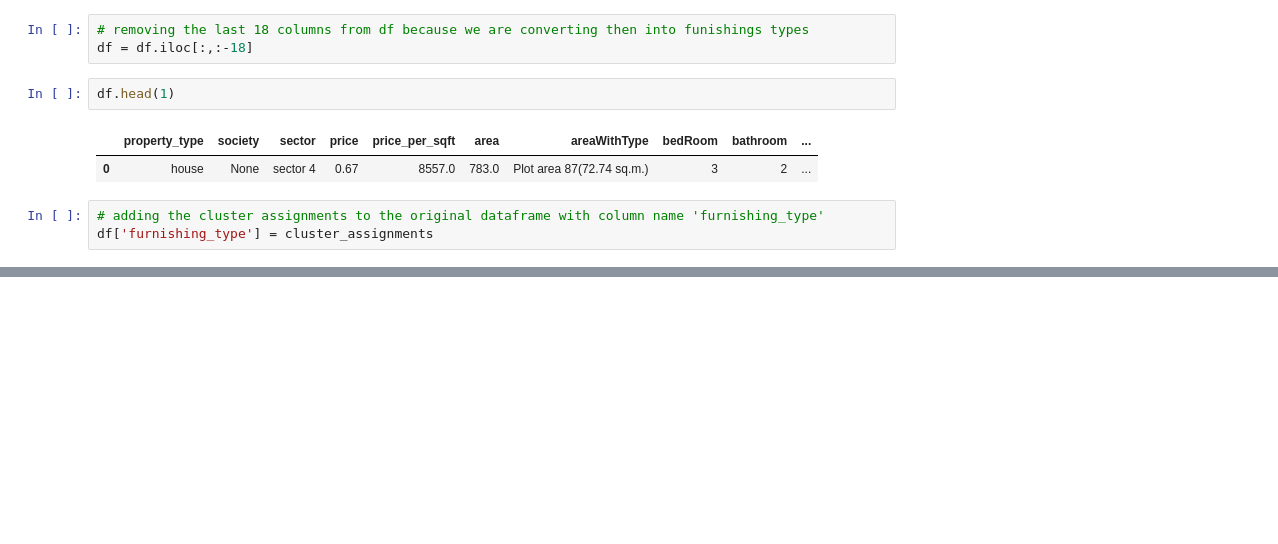
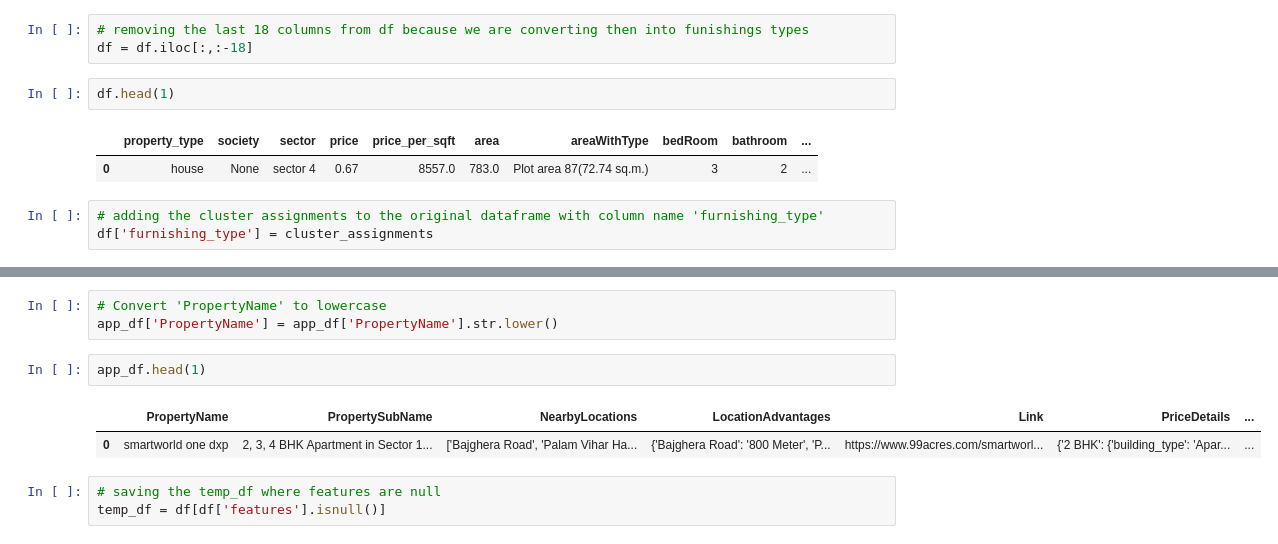
Before and after one commit to wasiahmad68/Capstone-project-Property-Price-Prediction-model, a Jupyter notebook: Step 4 Feature Engineering/Feature Engineering.ipynb, the cells around one changed output, grey strips where cells are left out. Cells and saved outputs as stored; diff of their text form; blank space fills up the shorter version.

```diff
--- a/Step 2 Data storing/Step 4 Feature Engineering/Feature Engineering.ipynb
+++ b/Step 4 Feature Engineering/Feature Engineering.ipynb
@@ -499,0 +518,11 @@ df.sample(5)[['furnishDetails','furnishing_type']]
+# %%
+# Convert 'PropertyName' to lowercase
+app_df['PropertyName'] = app_df['PropertyName'].str.lower()
+# %%
+app_df.head(1)
+# %% [output]
+|  | PropertyName | PropertySubName | NearbyLocations | LocationAdvantages | Link | PriceDetails | ... |
+| 0 | smartworld one dxp | 2, 3, 4 BHK Apartment in Sector 1... | ['Bajghera Road', 'Palam Vihar Ha... | {'Bajghera Road': '800 Meter', 'P... | https://www.99acres.com/smartworl... | {'2 BHK': {'building_type': 'Apar... | ... |
+# %%
+# saving the temp_df where features are null
+temp_df = df[df['features'].isnull()]
```
Also changed, not shown: parts of 34 cells of this notebook, 3 other files.
